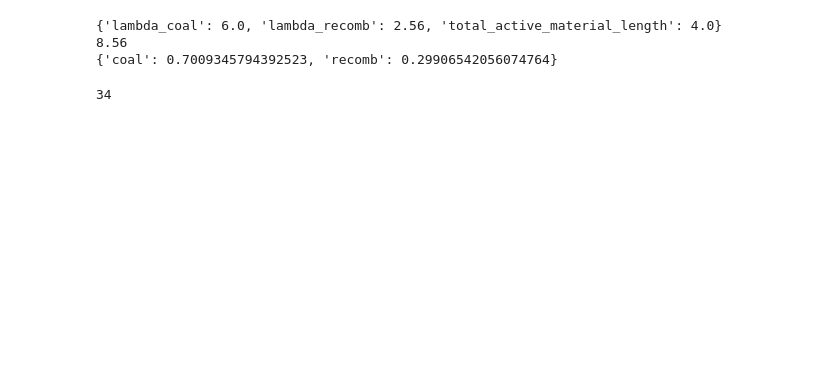
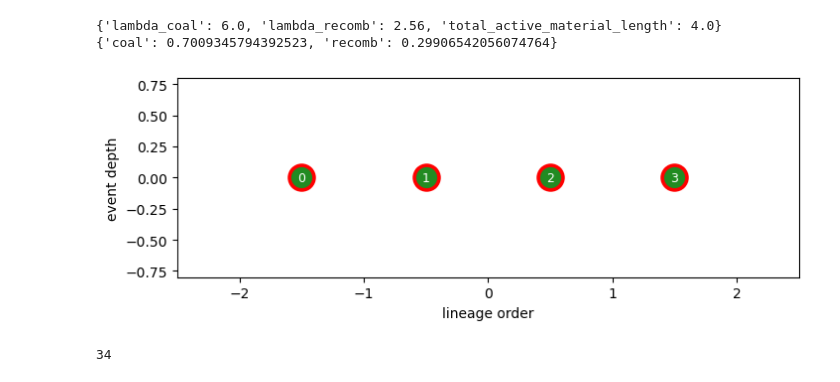
Before and after one commit to pratikkatte/ARG-Optimise, a Jupyter notebook: pg.ipynb, the cells around one changed output. Drawn from its saved outputs; the diff is of its cells as text; code cells hidden in the pictures; blank space fills up the shorter version.

```diff
--- a/pg.ipynb
+++ b/pg.ipynb
@@ -20,13 +52,13 @@ env = SimpleARGEnvironment(
 # %%
 init_state = env.get_initial_state()
 actions = env.enumerate_actions(init_state)
 print(init_state.rates)
 probs = env.compute_event_probabilities(init_state)
 print(probs)
-# draw_state(init_state)
+draw_state(init_state)
 len(actions)
 # %% [output]
 {'lambda_coal': 6.0, 'lambda_recomb': 2.56, 'total_active_material_length': 4.0}
-8.56
 {'coal': 0.7009345794392523, 'recomb': 0.29906542056074764}
+[figure, added]
 34
```
Also changed, not shown: parts of 23 cells of this notebook, 2 other files.
